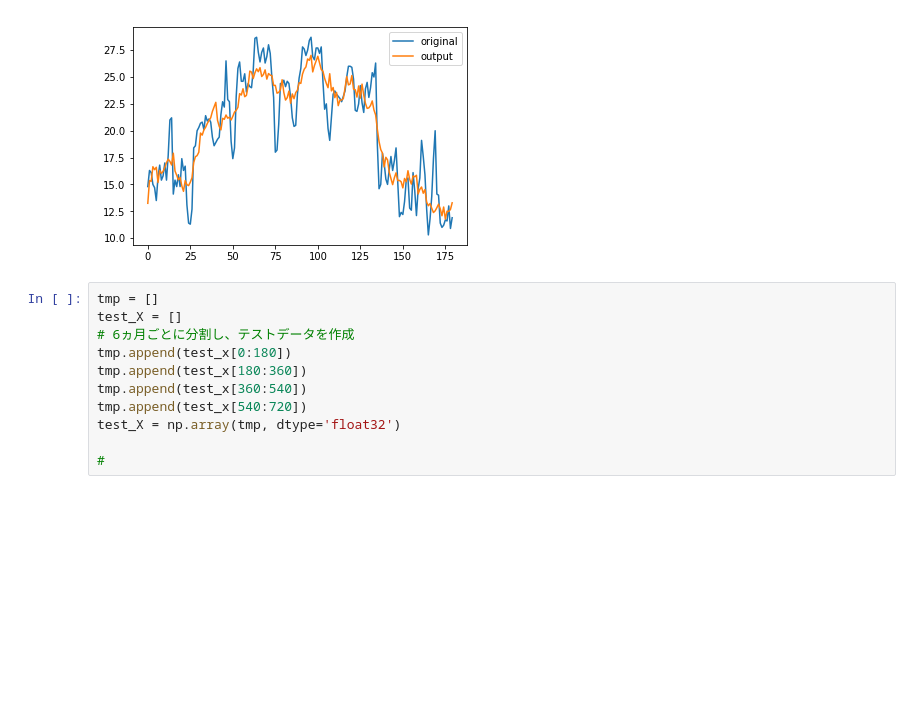
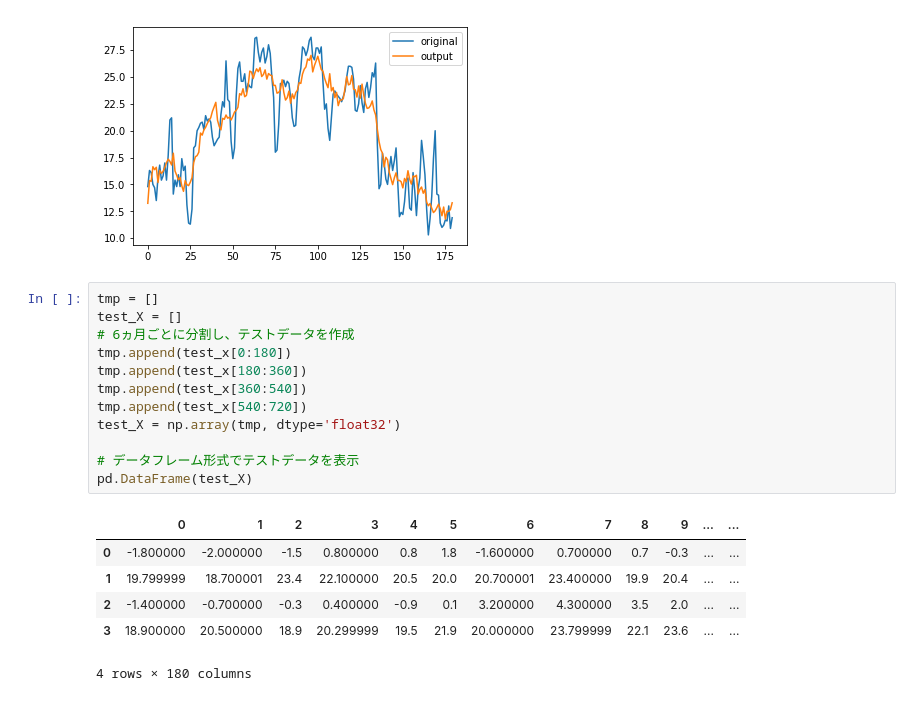
Before and after one commit to aki-06/PyTorch, a Jupyter notebook: 20180526_時系列データの異常検知.ipynb, the cells around one changed output. Saved outputs shown, nothing was run; the diff lists cells and outputs as text; blank space fills up the shorter version.

```diff
--- a/20180526_時系列データの異常検知.ipynb
+++ b/20180526_時系列データの異常検知.ipynb
@@ -169,11 +169,19 @@ plt.show()
 # %%
 tmp = []
 test_X = []
 # 6ヵ月ごとに分割し、テストデータを作成
 tmp.append(test_x[0:180])
 tmp.append(test_x[180:360])
 tmp.append(test_x[360:540])
 tmp.append(test_x[540:720])
 test_X = np.array(tmp, dtype='float32')
 
-#
+# データフレーム形式でテストデータを表示
+pd.DataFrame(test_X)
+# %% [output]
+|  | 0 | 1 | 2 | 3 | 4 | 5 | 6 | 7 | 8 | 9 | ... | ... |
+| 0 | -1.800000 | -2.000000 | -1.5 | 0.800000 | 0.8 | 1.8 | -1.600000 | 0.700000 | 0.7 | -0.3 | ... | ... |
+| 1 | 19.799999 | 18.700001 | 23.4 | 22.100000 | 20.5 | 20.0 | 20.700001 | 23.400000 | 19.9 | 20.4 | ... | ... |
+| 2 | -1.400000 | -0.700000 | -0.3 | 0.400000 | -0.9 | 0.1 | 3.200000 | 4.300000 | 3.5 | 2.0 | ... | ... |
+| 3 | 18.900000 | 20.500000 | 18.9 | 20.299999 | 19.5 | 21.9 | 20.000000 | 23.799999 | 22.1 | 23.6 | ... | ... |
+4 rows × 180 columns
```
Also changed, not shown: parts of 1 cell of this notebook.
